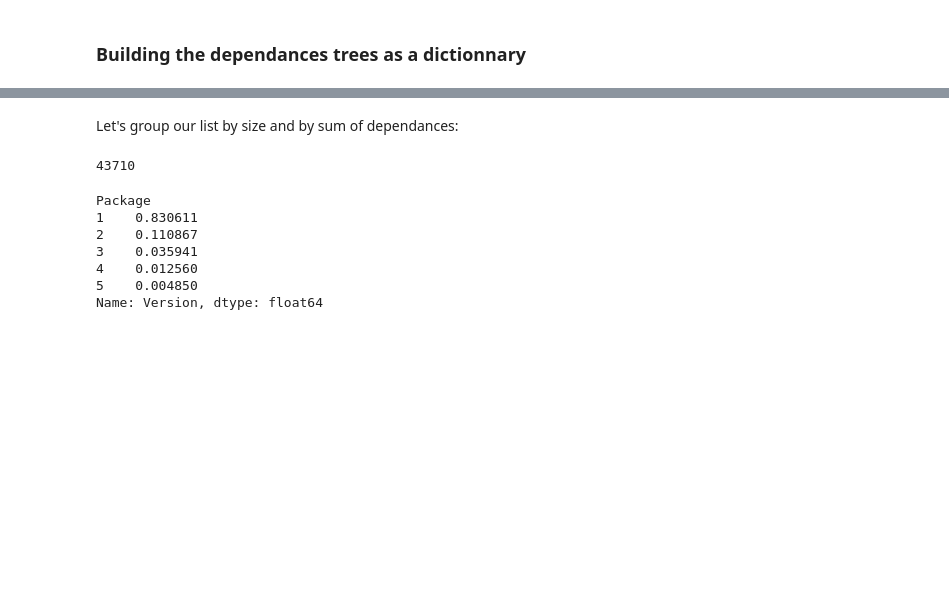
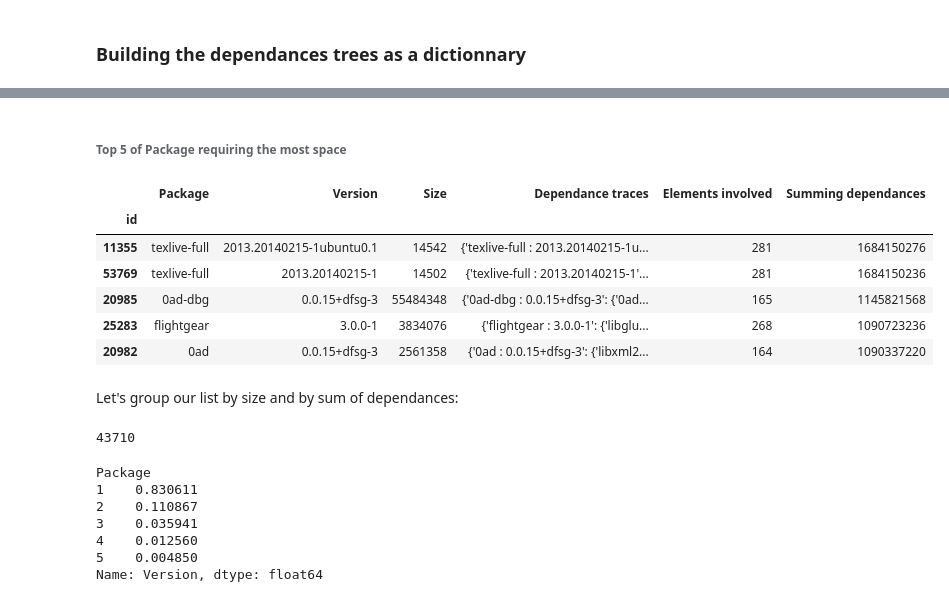
Before and after one commit to alex35469/fingerpatch, a Jupyter notebook: attack/Attack_vizualization.ipynb, the cells around one changed output, grey strips where cells are left out. Saved outputs shown, nothing was run; the diff lists cells and outputs as text; code cells hidden in the pictures; blank space fills up the shorter version.

```diff
--- a/attack/Attack_vizualization.ipynb
+++ b/attack/Attack_vizualization.ipynb
@@ -663,3 +842,15 @@ All_traces["libc6 : 2.19-0ubuntu6.14"]
+# %% [markdown]
+###### Top 5 of Package requiring the most space
+# %%
+ground_truth[["Package", "Version", "Size", "Dependance traces","Elements involved","Summing dependances" ]].sort_values("Summing dependances", ascending=False).iloc[0:5]
+# %% [output]
+|  | Package | Version | Size | Dependance traces | Elements involved | Summing dependances |
+| id |  |  |  |  |  |  |
+| 11355 | texlive-full | 2013.20140215-1ubuntu0.1 | 14542 | {'texlive-full : 2013.20140215-1u... | 281 | 1684150276 |
+| 53769 | texlive-full | 2013.20140215-1 | 14502 | {'texlive-full : 2013.20140215-1'... | 281 | 1684150236 |
+| 20985 | 0ad-dbg | 0.0.15+dfsg-3 | 55484348 | {'0ad-dbg : 0.0.15+dfsg-3': {'0ad... | 165 | 1145821568 |
+| 25283 | flightgear | 3.0.0-1 | 3834076 | {'flightgear : 3.0.0-1': {'libglu... | 268 | 1090723236 |
+| 20982 | 0ad | 0.0.15+dfsg-3 | 2561358 | {'0ad : 0.0.15+dfsg-3': {'libxml2... | 164 | 1090337220 |
 # %% [markdown]
 Let's group our list by size and by sum of dependances:
 # %%
```
Also changed, not shown: parts of 39 cells of this notebook.
